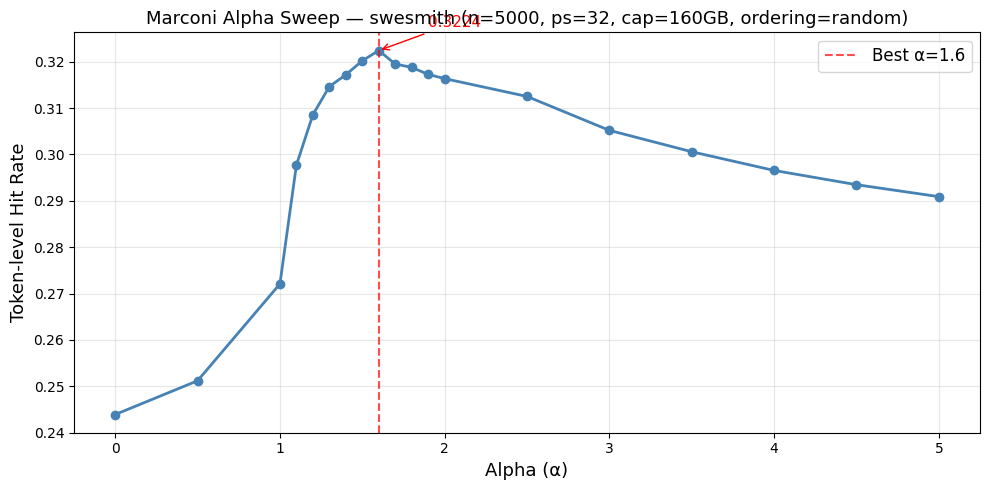
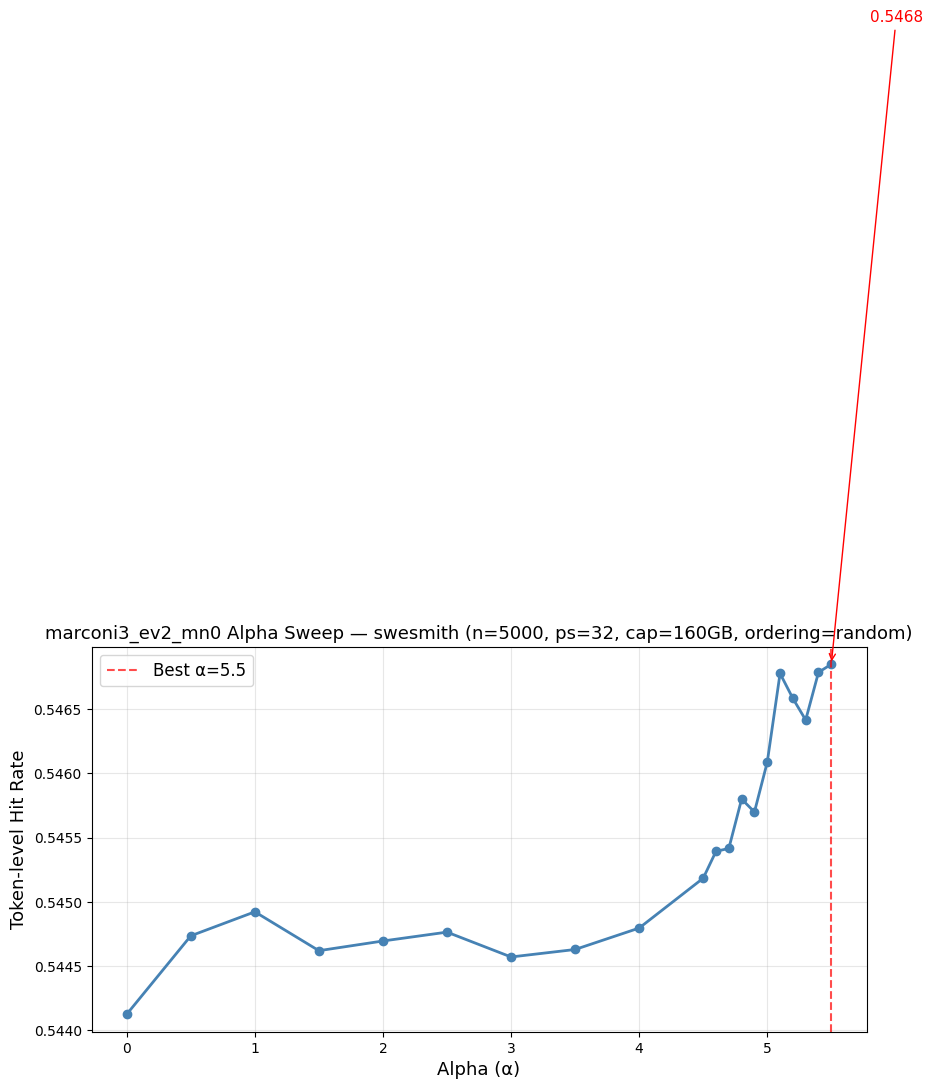
The notebook cell's code change between the first figure and the second:
--- before
+++ after
@@ -3,4 +3,7 @@
 sorted_alphas = sorted(all_results.keys())
 hrs = [all_results[a] for a in sorted_alphas]
+
+mn_tag = "mn1" if USE_MID_CHAIN_CHECKPOINT else "mn0"
+strategy_label = f"marconi3_{EVICT_MODE}_{mn_tag}"
 
 fig, ax = plt.subplots(figsize=(10, 5))
@@ -10,5 +13,5 @@
 ax.set_ylabel("Token-level Hit Rate", fontsize=13)
 ax.set_title(
-    f"Marconi Alpha Sweep — swesmith (n={MAX_REQUESTS}, ps={PAGE_SIZE}, "
+    f"{strategy_label} Alpha Sweep — {DATASET} (n={MAX_REQUESTS}, ps={PAGE_SIZE}, "
     f"cap={CAPACITY_SPEC}GB, ordering={ORDERING})",
     fontsize=13,
@@ -27,5 +30,7 @@
 
 plt.tight_layout()
-plt.savefig("marconi_alpha_sweep.png", dpi=150)
+out_name = f"marconi3_{EVICT_MODE}_{mn_tag}_alpha_sweep.png"
+# plt.savefig(out_name, dpi=150)
 plt.show()
 print(f"\nOptimal alpha = {best_alpha:.1f}, token hit rate = {all_results[best_alpha]:.4f}")
+print(f"Saved to {out_name}")

Commit: add marconi3